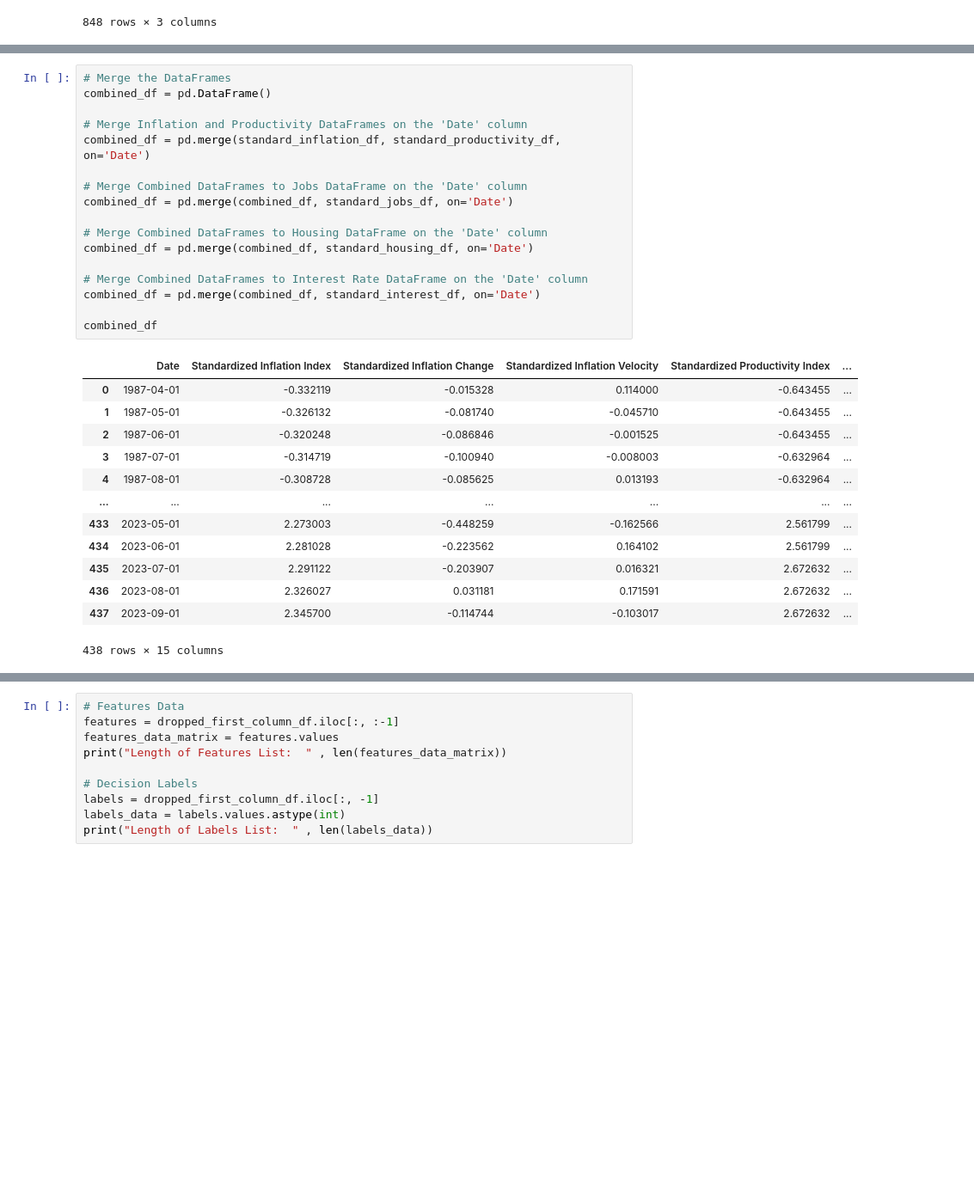
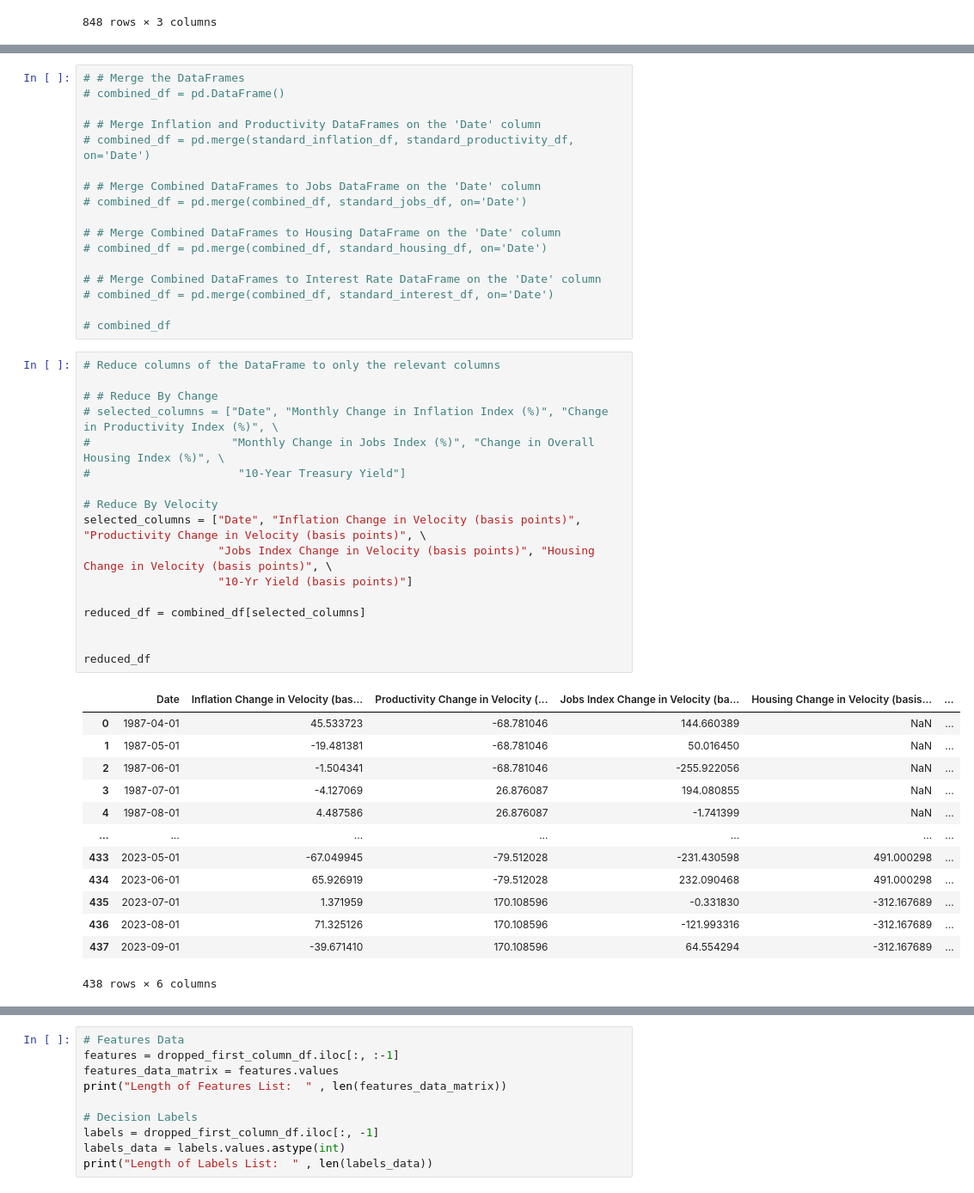
Before and after one commit to deepenrp/to_lock_or_to_float, a Jupyter notebook: x_y_variables.ipynb, the cells around one changed output, grey strips where cells are left out. Shown: that part at 86% size. Drawn from its saved outputs; the diff is of its cells as text; blank space fills up the shorter version.

```diff
--- a/x_y_variables.ipynb
+++ b/x_y_variables.ipynb
@@ -408,32 +362,49 @@ standard_interest_df["Date"] = pd.to_datetime(standard_interest_df["Date"])
 # %%
-# Merge the DataFrames
-combined_df = pd.DataFrame()
+# # Merge the DataFrames
+# combined_df = pd.DataFrame()
 
-# Merge Inflation and Productivity DataFrames on the 'Date' column
-combined_df = pd.merge(standard_inflation_df, standard_productivity_df, on='Date')
+# # Merge Inflation and Productivity DataFrames on the 'Date' column
+# combined_df = pd.merge(standard_inflation_df, standard_productivity_df, on='Date')
 
-# Merge Combined DataFrames to Jobs DataFrame on the 'Date' column
-combined_df = pd.merge(combined_df, standard_jobs_df, on='Date')
+# # Merge Combined DataFrames to Jobs DataFrame on the 'Date' column
+# combined_df = pd.merge(combined_df, standard_jobs_df, on='Date')
 
-# Merge Combined DataFrames to Housing DataFrame on the 'Date' column
-combined_df = pd.merge(combined_df, standard_housing_df, on='Date')
+# # Merge Combined DataFrames to Housing DataFrame on the 'Date' column
+# combined_df = pd.merge(combined_df, standard_housing_df, on='Date')
 
-# Merge Combined DataFrames to Interest Rate DataFrame on the 'Date' column
-combined_df = pd.merge(combined_df, standard_interest_df, on='Date')
+# # Merge Combined DataFrames to Interest Rate DataFrame on the 'Date' column
+# combined_df = pd.merge(combined_df, standard_interest_df, on='Date')
 
-combined_df
+# combined_df
-# %% [output]
-|  | Date | Standardized Inflation Index | Standardized Inflation Change | Standardized Inflation Velocity | Standardized Productivity Index | ... |
-| 0 | 1987-04-01 | -0.332119 | -0.015328 | 0.114000 | -0.643455 | ... |
-| 1 | 1987-05-01 | -0.326132 | -0.081740 | -0.045710 | -0.643455 | ... |
-| 2 | 1987-06-01 | -0.320248 | -0.086846 | -0.001525 | -0.643455 | ... |
-| 3 | 1987-07-01 | -0.314719 | -0.100940 | -0.008003 | -0.632964 | ... |
-| 4 | 1987-08-01 | -0.308728 | -0.085625 | 0.013193 | -0.632964 | ... |
-| ... | ... | ... | ... | ... | ... | ... |
-| 433 | 2023-05-01 | 2.273003 | -0.448259 | -0.162566 | 2.561799 | ... |
-| 434 | 2023-06-01 | 2.281028 | -0.223562 | 0.164102 | 2.561799 | ... |
-| 435 | 2023-07-01 | 2.291122 | -0.203907 | 0.016321 | 2.672632 | ... |
-| 436 | 2023-08-01 | 2.326027 | 0.031181 | 0.171591 | 2.672632 | ... |
-| 437 | 2023-09-01 | 2.345700 | -0.114744 | -0.103017 | 2.672632 | ... |
-438 rows × 15 columns
+# %%
+# Reduce columns of the DataFrame to only the relevant columns
+
+# # Reduce By Change
+# selected_columns = ["Date", "Monthly Change in Inflation Index (%)", "Change in Productivity Index (%)", \
+#                     "Monthly Change in Jobs Index (%)", "Change in Overall Housing Index (%)", \
+#                      "10-Year Treasury Yield"]
+
+# Reduce By Velocity
+selected_columns = ["Date", "Inflation Change in Velocity (basis points)", "Productivity Change in Velocity (basis points)", \
+                    "Jobs Index Change in Velocity (basis points)", "Housing Change in Velocity (basis points)", \
+                    "10-Yr Yield (basis points)"]
+
+reduced_df = combined_df[selected_columns]
+
+
+reduced_df
+# %% [output]
+|  | Date | Inflation Change in Velocity (bas... | Productivity Change in Velocity (... | Jobs Index Change in Velocity (ba... | Housing Change in Velocity (basis... | ... |
+| 0 | 1987-04-01 | 45.533723 | -68.781046 | 144.660389 | NaN | ... |
+| 1 | 1987-05-01 | -19.481381 | -68.781046 | 50.016450 | NaN | ... |
+| 2 | 1987-06-01 | -1.504341 | -68.781046 | -255.922056 | NaN | ... |
+| 3 | 1987-07-01 | -4.127069 | 26.876087 | 194.080855 | NaN | ... |
+| 4 | 1987-08-01 | 4.487586 | 26.876087 | -1.741399 | NaN | ... |
+| ... | ... | ... | ... | ... | ... | ... |
+| 433 | 2023-05-01 | -67.049945 | -79.512028 | -231.430598 | 491.000298 | ... |
+| 434 | 2023-06-01 | 65.926919 | -79.512028 | 232.090468 | 491.000298 | ... |
+| 435 | 2023-07-01 | 1.371959 | 170.108596 | -0.331830 | -312.167689 | ... |
+| 436 | 2023-08-01 | 71.325126 | 170.108596 | -121.993316 | -312.167689 | ... |
+| 437 | 2023-09-01 | -39.671410 | 170.108596 | 64.554294 | -312.167689 | ... |
+438 rows × 6 columns
 # %%
```
Also changed, not shown: parts of 25 cells of this notebook, 3 other files.
